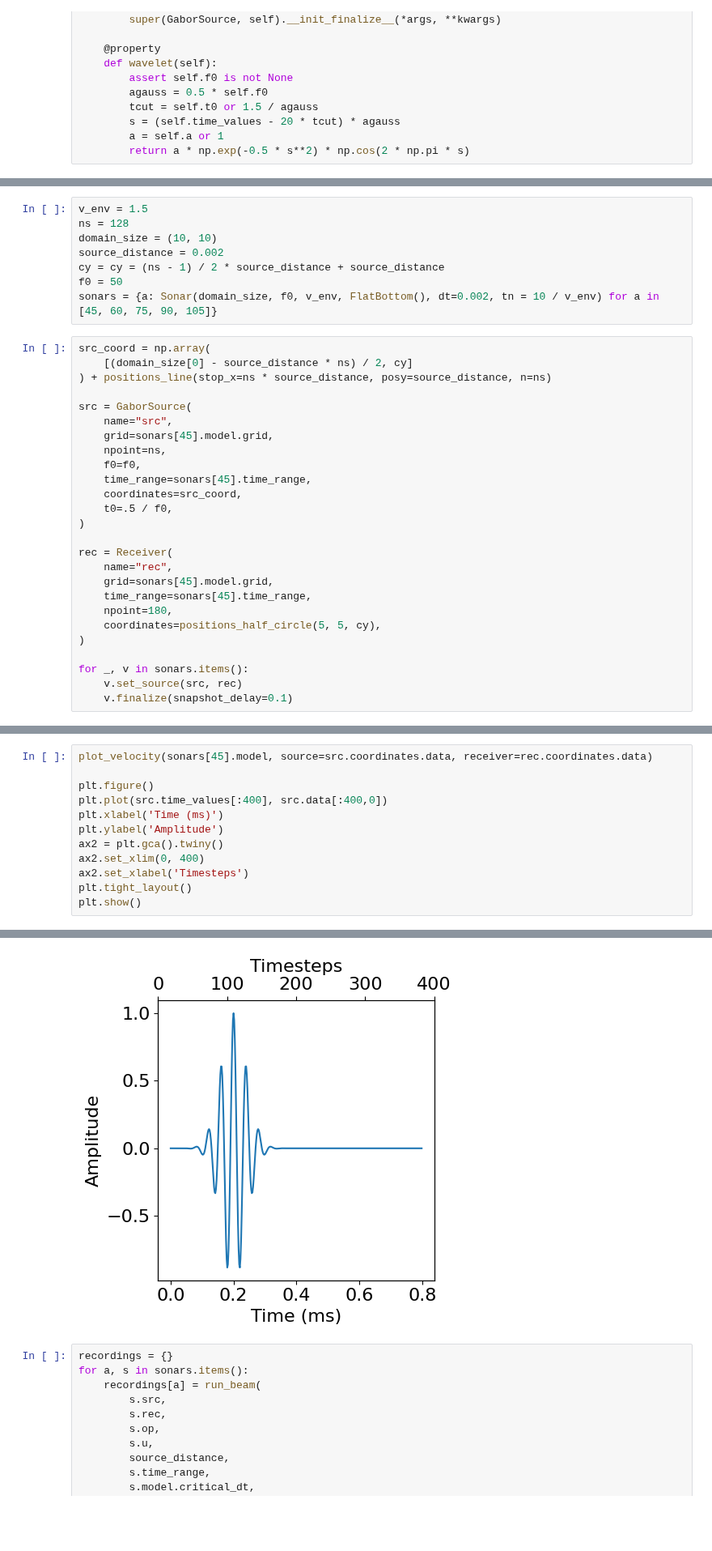
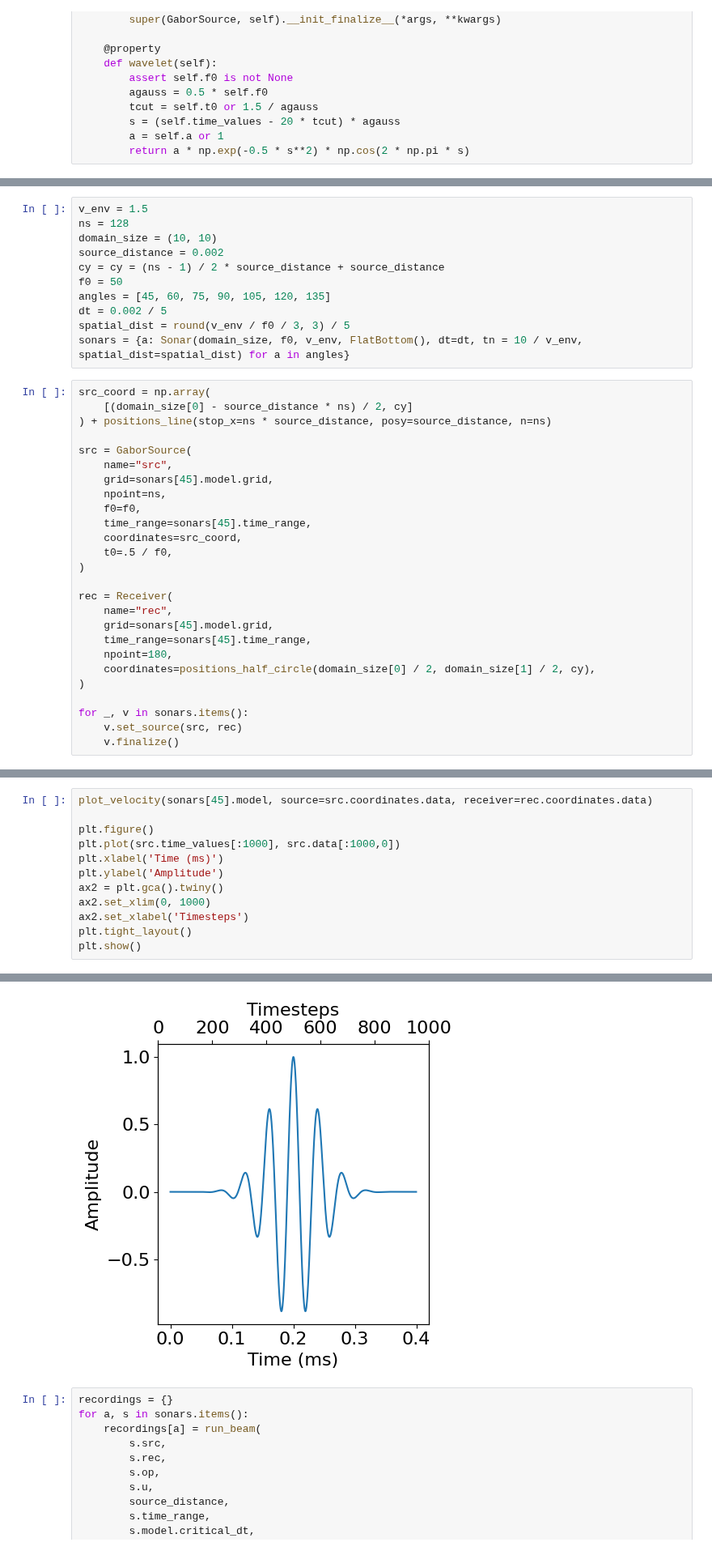
Before and after one commit to bgd54/sonar-FWI, a Jupyter notebook: notebooks/gabor_waveforms.ipynb, the cells around one changed output, grey strips where cells are left out. Shown at 81% size. Drawn from its saved outputs; the diff is of its cells as text; blank space fills up the shorter version.

```diff
--- a/notebooks/gabor_waveforms.ipynb
+++ b/notebooks/gabor_waveforms.ipynb
@@ -146,7 +149,10 @@ domain_size = (10, 10)
 source_distance = 0.002
 cy = cy = (ns - 1) / 2 * source_distance + source_distance
 f0 = 50
-sonars = {a: Sonar(domain_size, f0, v_env, FlatBottom(), dt=0.002, tn = 10 / v_env) for a in [45, 60, 75, 90, 105]}
+angles = [45, 60, 75, 90, 105, 120, 135]
+dt = 0.002 / 5
+spatial_dist = round(v_env / f0 / 3, 3) / 5
+sonars = {a: Sonar(domain_size, f0, v_env, FlatBottom(), dt=dt, tn = 10 / v_env, spatial_dist=spatial_dist) for a in angles}
 # %%
 src_coord = np.array(
     [(domain_size[0] - source_distance * ns) / 2, cy]
@@ -167,11 +173,11 @@ rec = Receiver(
     grid=sonars[45].model.grid,
     time_range=sonars[45].time_range,
     npoint=180,
-    coordinates=positions_half_circle(5, 5, cy),
+    coordinates=positions_half_circle(domain_size[0] / 2, domain_size[1] / 2, cy),
 )
 
 for _, v in sonars.items():
     v.set_source(src, rec)
-    v.finalize(snapshot_delay=0.1)
+    v.finalize()
 # %%
 print(f'The computational grid has {sonars[45].model.grid.shape} grid points and physical size of {sonars[45].model.grid.extent} m')
@@ -180,18 +194,18 @@ The computational grid has (1020, 1020) grid points and physical size of (10.19,
 # %%
 plot_velocity(sonars[45].model, source=src.coordinates.data, receiver=rec.coordinates.data)
 
 plt.figure()
-plt.plot(src.time_values[:400], src.data[:400,0])
+plt.plot(src.time_values[:1000], src.data[:1000,0])
 plt.xlabel('Time (ms)')
 plt.ylabel('Amplitude')
 ax2 = plt.gca().twiny()
-ax2.set_xlim(0, 400)
+ax2.set_xlim(0, 1000)
 ax2.set_xlabel('Timesteps')
 plt.tight_layout()
 plt.show()
 # %% [output]
 [figure]
-[figure, old version]
+[figure, new version]
 # %%
 recordings = {}
 for a, s in sonars.items():
```
Also changed, not shown: parts of 11 cells of this notebook.
